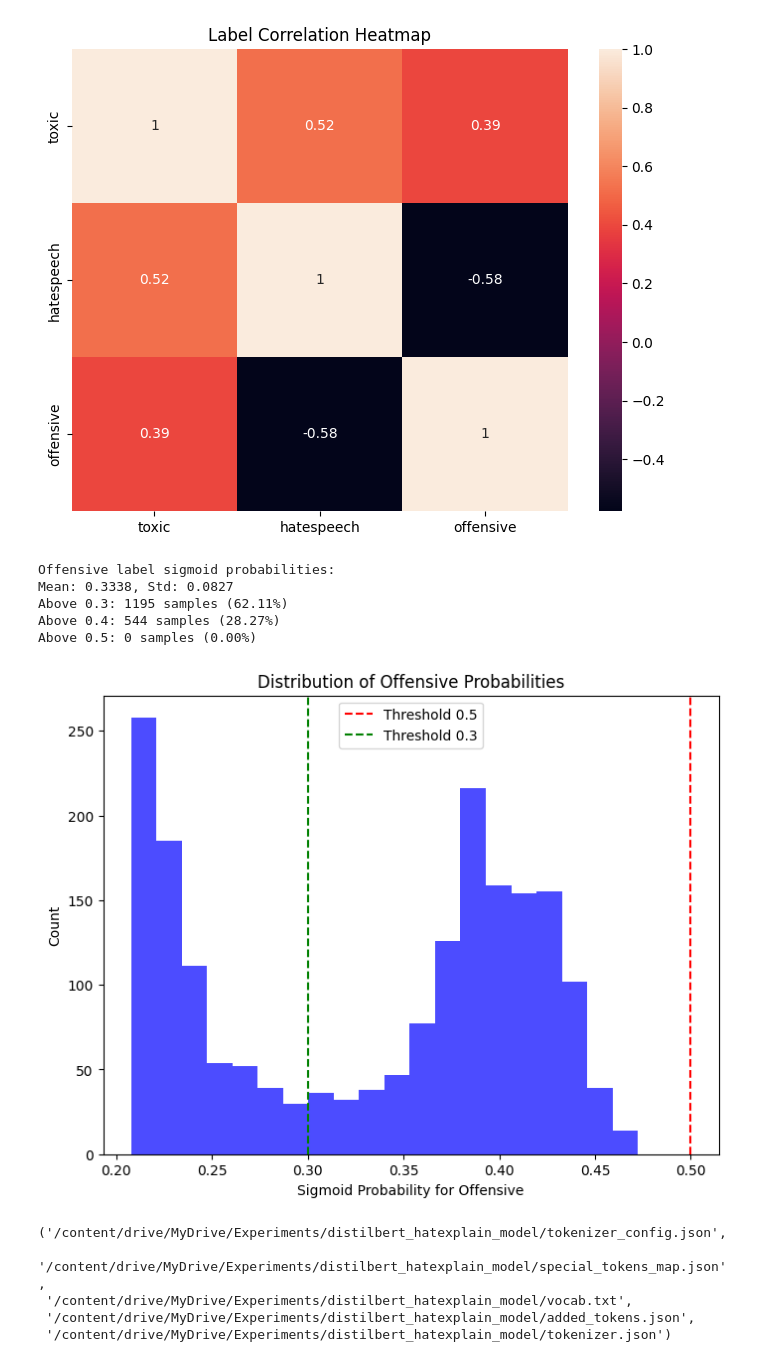
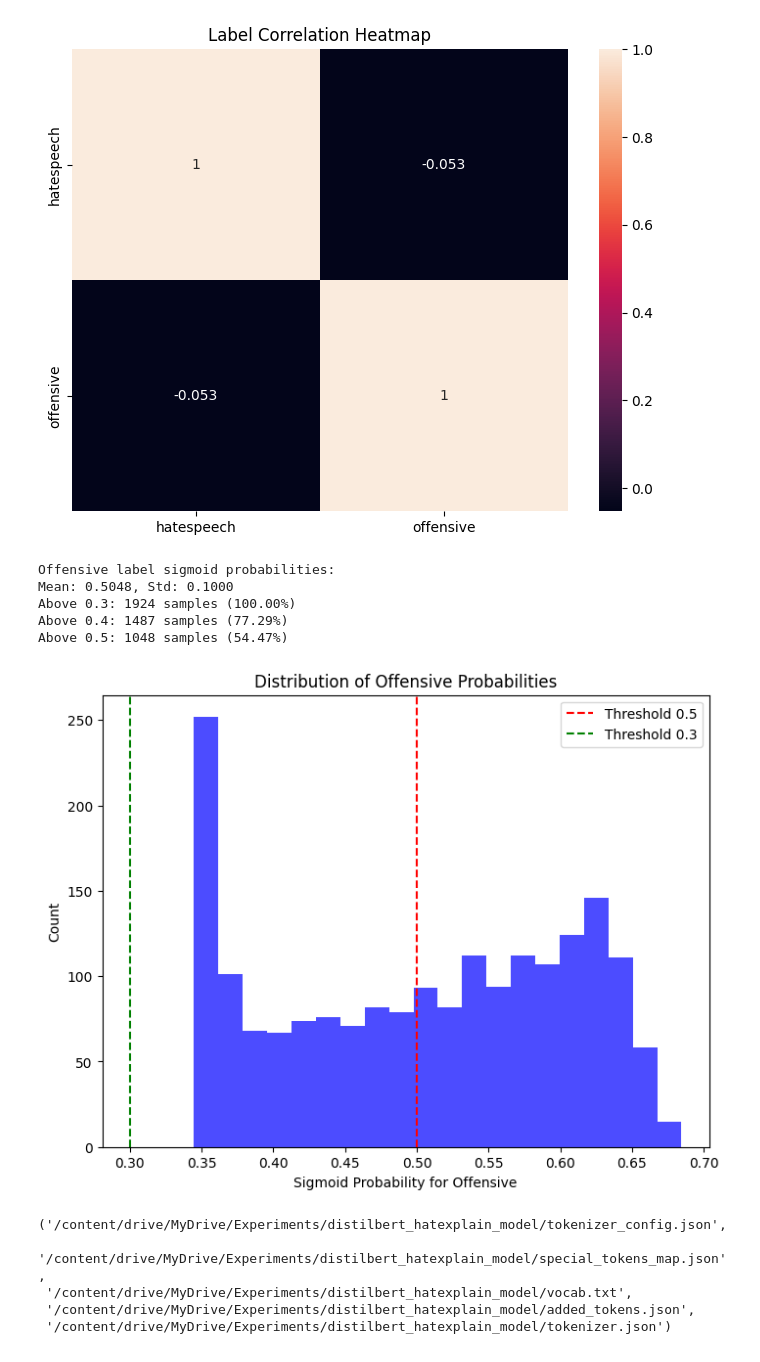
Before and after one commit to nivethithanm/finetuning_distilbert_for_toxic_comment_classification, a Jupyter notebook: DistilBERT_Toxicity_FineTuning_Notebook.ipynb, the cells around one changed output. Cells and saved outputs as stored; diff of their text form; code cells hidden in the pictures.

```diff
--- a/DistilBERT_Toxicity_FineTuning_Notebook.ipynb
+++ b/DistilBERT_Toxicity_FineTuning_Notebook.ipynb
@@ -55,19 +50,25 @@ def preprocess_text(text):
 # %%
 # Process Dataset
 dataset = load_dataset("hatexplain", trust_remote_code=True)
-labels_list = ["toxic", "hatespeech", "offensive"]
+label2id = {"hatespeech": 0, "offensive": 2}
+labels_list = list(label2id.keys())
+
+# Preprocess Text
+def preprocess_text(text):
+    text = text.lower().replace(r"http\S+", "").replace(r"[^a-zA-Z0-9\s]", "")
+    return text
 
 # Preprocess and map labels
 def map_labels(examples):
     # Map HateXplain's labels to multi-label format
     label = examples["annotators"]['label']
+    labels_array = np.array([0, 0], dtype=np.float32)   # fallback, normal
 
     if 0 in label:
-        labels_array = np.array([1, 1, 0], dtype=np.float32)  # toxic, hatespeech
-    elif 2 in label:
-        labels_array = np.array([1, 0, 1], dtype=np.float32)  # toxic, offensive
-    else:
-        labels_array = np.array([0, 0, 0], dtype=np.float32)  # normal, fallback
+        labels_array[0] = 1.0  # hatespeech
+    if 2 in label:
+        labels_array[1] = 1.0  # offensive
+
     examples["labels"] = labels_array
     examples["text"] = preprocess_text(" ".join(examples["post_tokens"]))
     return examples
@@ -328,35 +381,35 @@ sns.heatmap(np.corrcoef(labels.T), annot=True, xticklabels=labels_list, yticklab
 plt.title("Label Correlation Heatmap")
 plt.show()
 # %% [output]
-[figure, old version]
+[figure, new version]
 # %%
 # Analyze logits for offensive
-offensive_logits = test_results.predictions[:, 2]  # Index 2 for offensive
+offensive_logits = test_results.predictions[:, 1]  # Index 2 for offensive
 offensive_probs = torch.sigmoid(torch.tensor(offensive_logits, dtype=torch.float32)).numpy()
 
 print("\nOffensive label sigmoid probabilities:")
 print(f"Mean: {offensive_probs.mean():.4f}, Std: {offensive_probs.std():.4f}")
 for threshold in [0.3, 0.4, 0.5]:
     above_threshold = np.sum(offensive_probs > threshold)
     print(f"Above {threshold}: {above_threshold} samples ({above_threshold/len(offensive_probs)*100:.2f}%)")
 
 # Plot histogram
 plt.figure(figsize=(8, 6))
 plt.hist(offensive_probs, bins=20, color='blue', alpha=0.7)
 plt.axvline(0.5, color='red', linestyle='--', label='Threshold 0.5')
 plt.axvline(0.3, color='green', linestyle='--', label='Threshold 0.3')
 plt.xlabel("Sigmoid Probability for Offensive")
 plt.ylabel("Count")
 plt.title("Distribution of Offensive Probabilities")
 plt.legend()
 plt.show()
 # %% [output]
 Offensive label sigmoid probabilities:
-Mean: 0.3338, Std: 0.0827
-Above 0.3: 1195 samples (62.11%)
-Above 0.4: 544 samples (28.27%)
-Above 0.5: 0 samples (0.00%)
+Mean: 0.5048, Std: 0.1000
+Above 0.3: 1924 samples (100.00%)
+Above 0.4: 1487 samples (77.29%)
+Above 0.5: 1048 samples (54.47%)
-[figure, old version]
+[figure, new version]
 # %%
 # Save Model to Drive
 save_path = "/content/drive/MyDrive/Experiments/distilbert_hatexplain_model"
```
Also changed, not shown: parts of 15 cells of this notebook.
